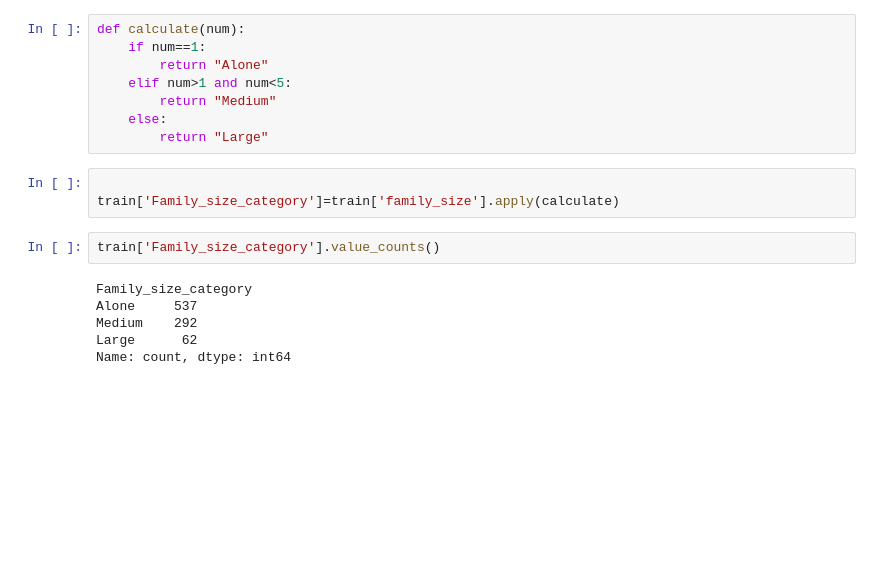
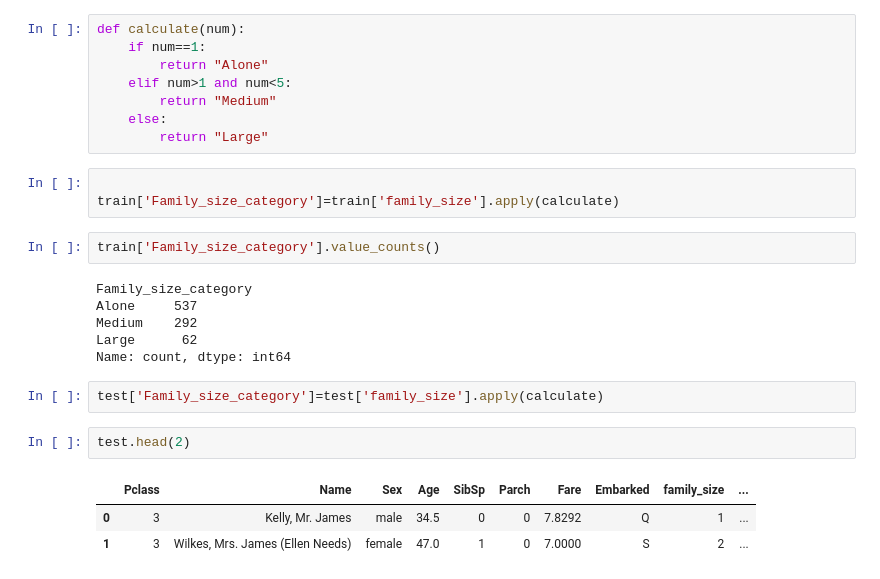
Before and after one commit to Laraib17/ML_Practice, a Jupyter notebook: titanic/prediction.ipynb, the cells around one changed output. Drawn from its saved outputs; the diff is of its cells as text; blank space fills up the shorter version.

```diff
--- a/titanic/prediction.ipynb
+++ b/titanic/prediction.ipynb
@@ -356,3 +356,11 @@ Alone     537
 Medium    292
 Large      62
 Name: count, dtype: int64
+# %%
+test['Family_size_category']=test['family_size'].apply(calculate)
+# %%
+test.head(2)
+# %% [output]
+|  | Pclass | Name | Sex | Age | SibSp | Parch | Fare | Embarked | family_size | ... |
+| 0 | 3 | Kelly, Mr. James | male | 34.5 | 0 | 0 | 7.8292 | Q | 1 | ... |
+| 1 | 3 | Wilkes, Mrs. James (Ellen Needs) | female | 47.0 | 1 | 0 | 7.0000 | S | 2 | ... |
```
